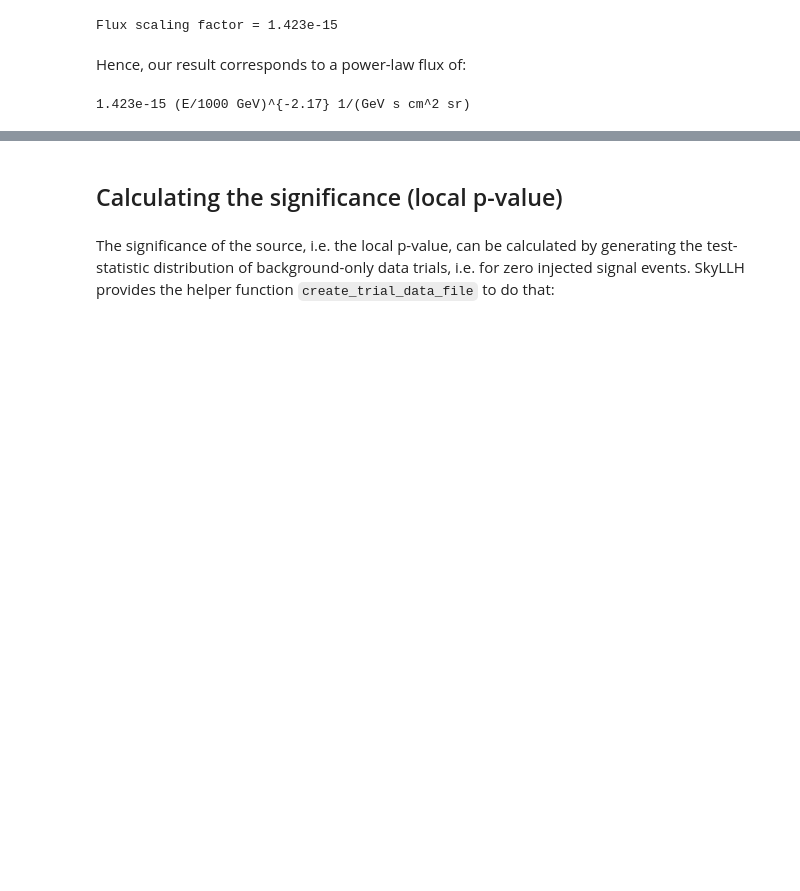
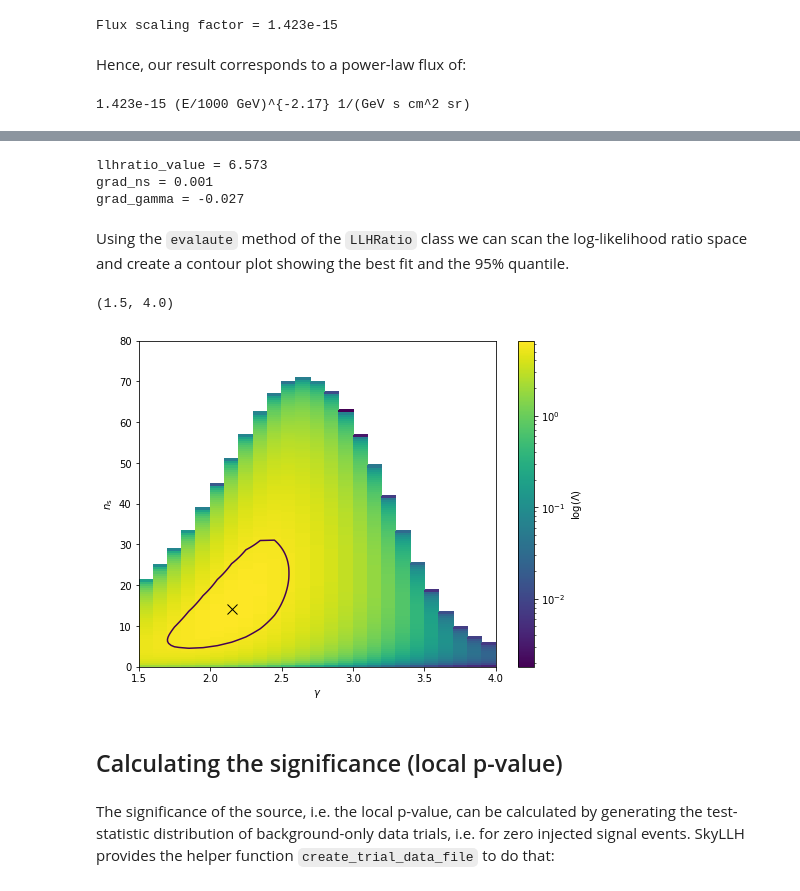
Before and after one commit to icecube/skyllh, a Jupyter notebook: doc/sphinx/tutorials/publicdata_ps.ipynb, the cells around one changed output, grey strips where cells are left out. Cells and saved outputs as stored; diff of their text form; code cells hidden in the pictures; blank space fills up the shorter version.

```diff
--- a/doc/sphinx/tutorials/publicdata_ps.ipynb
+++ b/doc/sphinx/tutorials/publicdata_ps.ipynb
@@ -140,3 +205,50 @@ print(f'{scaling_factor:.3e}'' (E/1000 GeV)^{-'f'{x["gamma"]:.2f}'+'} 1/(GeV s c
+# %%
+(llhratio_value, (grad_ns, grad_gamma)) = ana.llhratio.evaluate([14.58, 2.17])
+print(f'llhratio_value = {llhratio_value:.3f}')
+print(f'grad_ns = {grad_ns:.3f}')
+print(f'grad_gamma = {grad_gamma:.3f}')
+# %% [output]
+llhratio_value = 6.573
+grad_ns = 0.001
+grad_gamma = -0.027
+# %% [markdown]
+Using the `evalaute` method of the `LLHRatio` class we can scan the log-likelihood ratio space and create a contour plot showing the best fit and the 95% quantile.
+# %%
+(ns_min, ns_max, ns_step) = (0, 80, 0.5)
+(gamma_min, gamma_max, gamma_step) = (1.5, 4.0, 0.1)
+
+ns_edges = np.linspace(ns_min, ns_max, int((ns_max-ns_min)/ns_step)+1)
+ns_vals = 0.5*(ns_edges[1:] + ns_edges[:-1])
+
+gamma_edges = np.linspace(gamma_min, gamma_max, int((gamma_max-gamma_min)/gamma_step+1))
+gamma_vals = 0.5*(gamma_edges[1:] + gamma_edges[:-1])
+
+log_lambda = np.empty((len(ns_vals), len(gamma_vals)), dtype=np.double)
+for (ns_i, ns) in enumerate(ns_vals):
+    for (gamma_i, gamma) in enumerate(gamma_vals):
+        log_lambda[ns_i,gamma_i] = ana.llhratio.evaluate([ns, gamma])[0]
+
+# Determine the best fit ns and gamma values from the scan.
+index_max = np.argmax(log_lambda)
+ns_i_max = int(index_max / len(gamma_vals))
+gamma_i_max = index_max % len(gamma_vals)
+ns_best = ns_vals[ns_i_max]
+gamma_best = gamma_vals[gamma_i_max]
+# %%
+from matplotlib.colors import LogNorm
+plt.figure(figsize=(8,6))
+plt.pcolormesh(gamma_edges, ns_edges, log_lambda, norm=LogNorm())
+cbar = plt.colorbar()
+cbar.set_label(r'$\log(\Lambda)$')
+plt.contour(gamma_vals, ns_vals, log_lambda, [np.quantile(ts, 0.95)])
+plt.plot(gamma_best, ns_best, marker='x', color='black', ms=10)
+plt.xlabel(r'$\gamma$')
+plt.ylabel(r'$n_{\mathrm{s}}$')
+plt.ylim(ns_min, ns_max)
+plt.xlim(gamma_min, gamma_max)
+# %% [output]
+(1.5, 4.0)
+[figure, added]
 # %% [markdown]
 Calculating the significance (local p-value)
 ---
```
Also changed, not shown: parts of 16 cells of this notebook.
